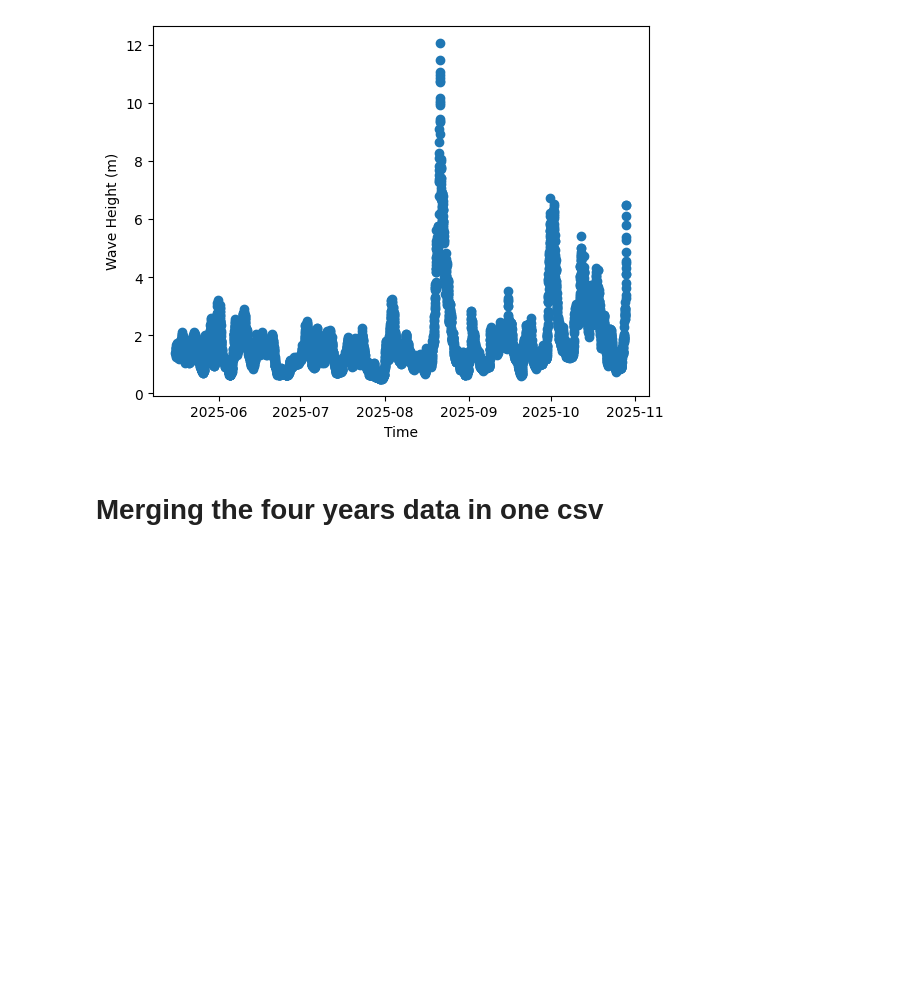
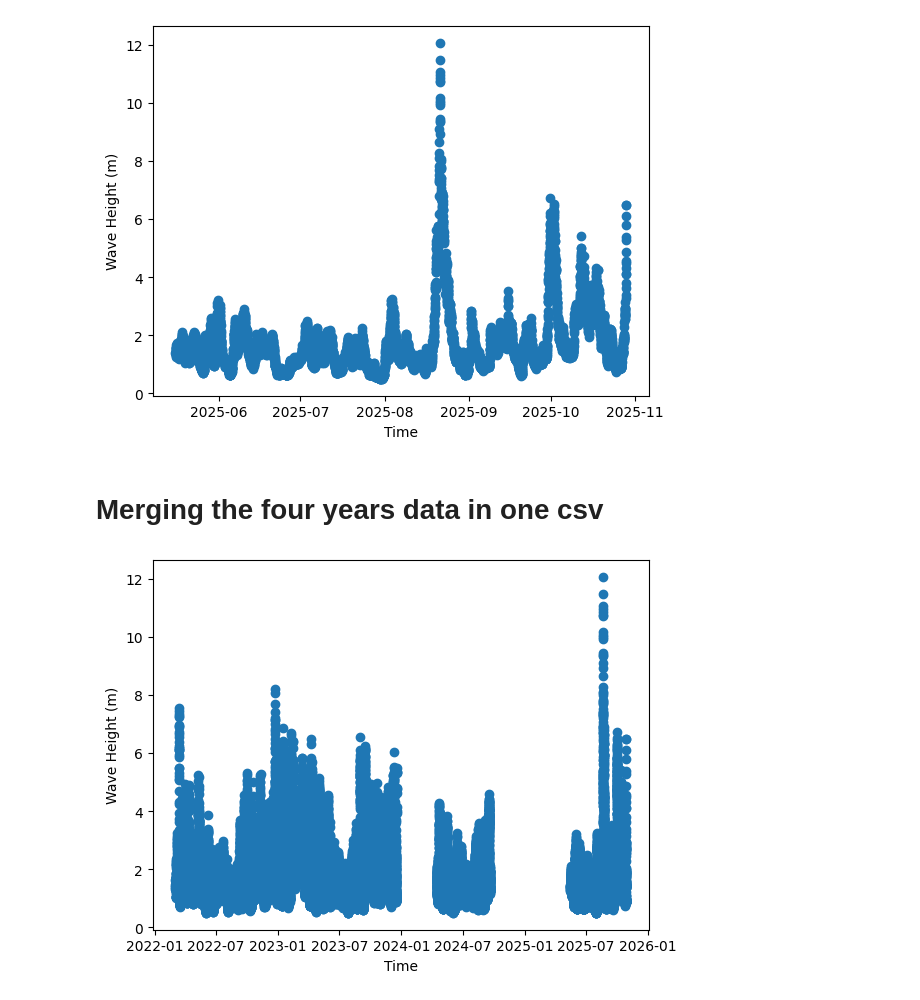
Before and after one commit to serene-b/wavecast, a Jupyter notebook: notebooks/01_exploration.ipynb, the cells around one changed output. Cells and saved outputs as stored; diff of their text form; code cells hidden in the pictures; blank space fills up the shorter version.

```diff
--- a/notebooks/01_exploration.ipynb
+++ b/notebooks/01_exploration.ipynb
@@ -11,10 +11,10 @@ import matplotlib.pyplot as plt
 # %%
 cols=["YY","MM","DD","hh","mm","WDIR","WSPD","GST","WVHT",
         "DPD","APD","MWD","PRES","ATMP","WTMP","DEWP","VIS","TIDE"]
-data2022=pd.read_csv("../data/41001h2022.txt",sep=r'\s+', skiprows=2, names=cols)
-data2023=pd.read_csv("../data/41001h2023.txt",sep=r'\s+', skiprows=2, names=cols)
-data2024=pd.read_csv("../data/41001h2024.txt",sep=r'\s+', skiprows=2, names=cols)
-data2025=pd.read_csv("../data/41001h2025.txt",sep=r'\s+', skiprows=2, names=cols)
+data2022=pd.read_csv("../data/raw/41001h2022.txt",sep=r'\s+', skiprows=2, names=cols)
+data2023=pd.read_csv("../data/raw/41001h2023.txt",sep=r'\s+', skiprows=2, names=cols)
+data2024=pd.read_csv("../data/raw/41001h2024.txt",sep=r'\s+', skiprows=2, names=cols)
+data2025=pd.read_csv("../data/raw/41001h2025.txt",sep=r'\s+', skiprows=2, names=cols)
 # %%
 data_files={
     "2022data":data2022,
@@ -226,5 +226,11 @@ for name, df in clean_data_files.items():
 # Merging the four years data in one csv
 # %%
 data = pd.concat(clean_data_files.values())
+data['time'] = pd.to_datetime(
+    data[['Y','M','D','h','m']].rename(
+        columns={'Y':'year','M':'month','D':'day','h':'hour','m':'minute'}
+    )
+)
+data = data.set_index('time')
 data = data.sort_index()
 # %%
@@ -231,0 +238,7 @@ data.to_csv("../data/clean/cleandata.csv", index=False)
+# %%
+plt.scatter(data.index, data['Significant wave height'])
+plt.xlabel("Time")
+plt.ylabel("Wave Height (m)")
+plt.show()
+# %% [output]
+[figure, added]
```
Also changed, not shown: parts of 1 cell of this notebook, 3 other files.
